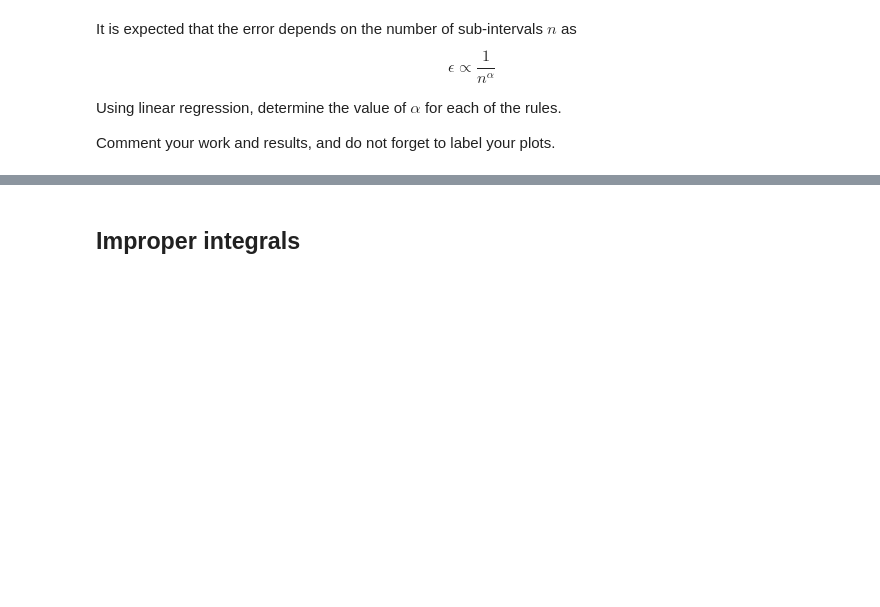
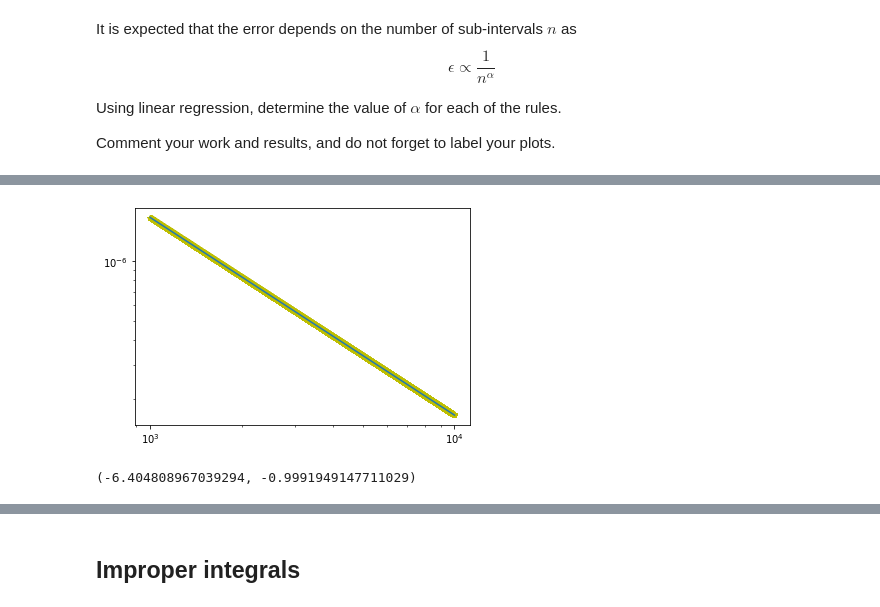
Before and after one commit to fhernandez93/PPM_Integration_Methods, a Jupyter notebook: lecture-4_exercises.ipynb, the cells around one changed output, grey strips where cells are left out. Cells and saved outputs as stored; diff of their text form; code cells hidden in the pictures; blank space fills up the shorter version.

```diff
--- a/lecture-4_exercises.ipynb
+++ b/lecture-4_exercises.ipynb
@@ -53,0 +176,11 @@ Comment your work and results, and do not forget to label your plots.
+# %%
+#Right Method fitting
+
+linear_values_right = lin_reg(np.log(test_values),np.log(error_right_values))
+plt.loglog(test_values,error_right_values, '*y')
+plt.loglog(test_values,np.exp(linear_values_right[0])*(test_values**linear_values_right[1]))
+plt.show()
+print(linear_values_right)
+# %% [output]
+[figure, added]
+(-6.404808967039294, -0.9991949147711029)
```
Also changed, not shown: parts of 22 cells of this notebook.
